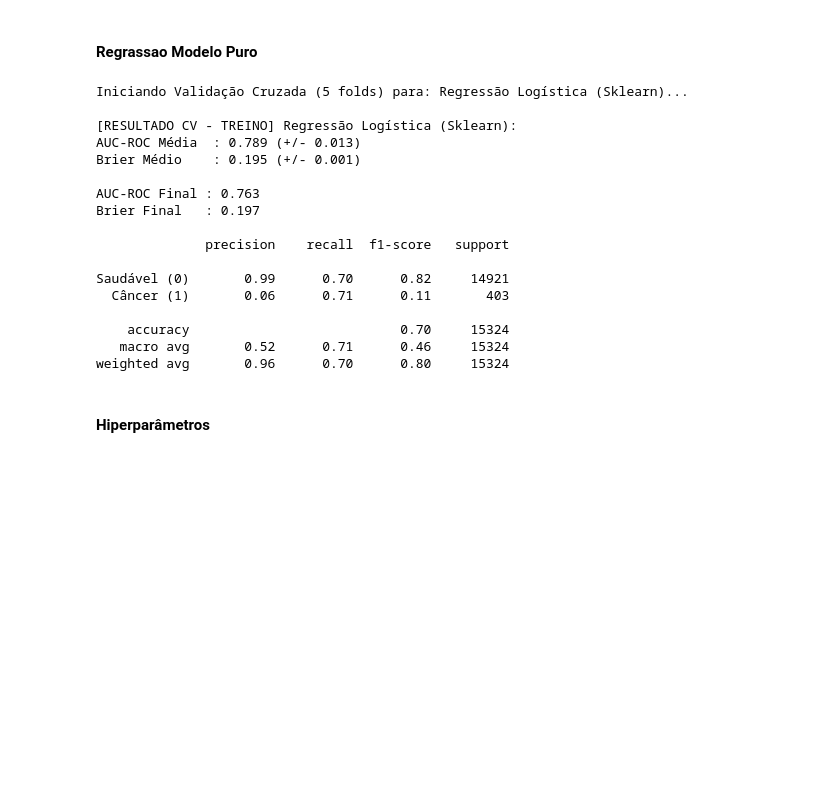
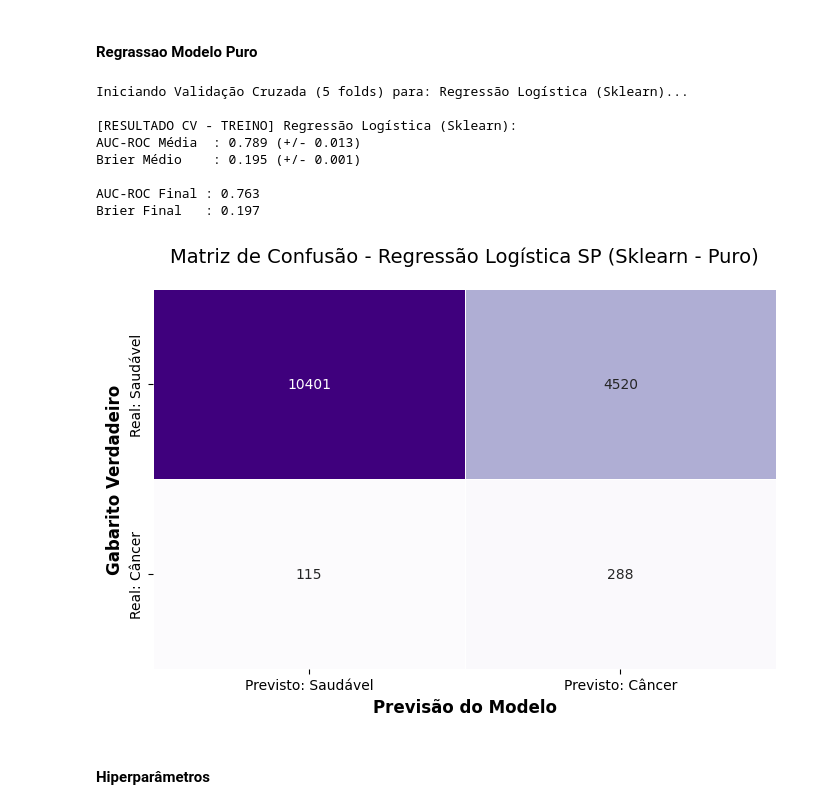
Before and after one commit to Carlos3du/canine-mammary-tumors, a Jupyter notebook: notebooks/model.ipynb, the cells around one changed output. Drawn from its saved outputs; the diff is of its cells as text; code cells hidden in the pictures; blank space fills up the shorter version.

```diff
--- a/notebooks/model.ipynb
+++ b/notebooks/model.ipynb
@@ -221,7 +285,7 @@ def avaliar_modelo_cv(modelo, X, y, nome="Modelo ML", n_splits=5):
     return auc_media, brier_media
 # %%
 from sklearn.linear_model import LogisticRegression
-from sklearn.metrics import roc_auc_score, brier_score_loss, classification_report
+from sklearn.metrics import roc_auc_score, brier_score_loss
 import pandas as pd
 
 
@@ -248,7 +312,6 @@ print(f"AUC-ROC Final : {auc_final_ml:.3f}")
 print(f"Brier Final   : {brier_final_ml:.3f}\n")
 
 classes_previstas_ml = (probs_teste_ml >= 0.5).astype(int)
-print(classification_report(y_test, classes_previstas_ml, target_names=['Saudável (0)', 'Câncer (1)']))
 # %% [output]
 Iniciando Validação Cruzada (5 folds) para: Regressão Logística (Sklearn)...
 
@@ -258,15 +321,25 @@ Brier Médio    : 0.195 (+/- 0.001)
 
 AUC-ROC Final : 0.763
 Brier Final   : 0.197
-
-              precision    recall  f1-score   support
-
-Saudável (0)       0.99      0.70      0.82     14921
-  Câncer (1)       0.06      0.71      0.11       403
-
-    accuracy                           0.70     15324
-   macro avg       0.52      0.71      0.46     15324
-weighted avg       0.96      0.70      0.80     15324
+# %%
+def matriz_confusao_LR(y_test, y_pred, modelo):
+    cm = confusion_matrix(y_test, y_pred)
+
+    plt.figure(figsize=(7, 5))
+    sns.heatmap(cm, annot=True, fmt='d', cmap='Purples',
+                linewidths=.5, cbar=False,
+                xticklabels=['Previsto: Saudável', 'Previsto: Câncer'],
+                yticklabels=['Real: Saudável', 'Real: Câncer'])
+
+    plt.title(f'Matriz de Confusão - {modelo}', pad=20, fontsize=14)
+    plt.ylabel('Gabarito Verdadeiro', fontsize=12, fontweight='bold')
+    plt.xlabel('Previsão do Modelo', fontsize=12, fontweight='bold')
+    plt.tight_layout()
+    plt.show()
+
+matriz_confusao_LR(y_test, classes_previstas_ml, modelo="Regressão Logística SP (Sklearn - Puro)")
+# %% [output]
+[figure, added]
 # %% [markdown]
 #### Hiperparâmetros
 # %%
```
Also changed, not shown: parts of 12 cells of this notebook, 8 other files.
